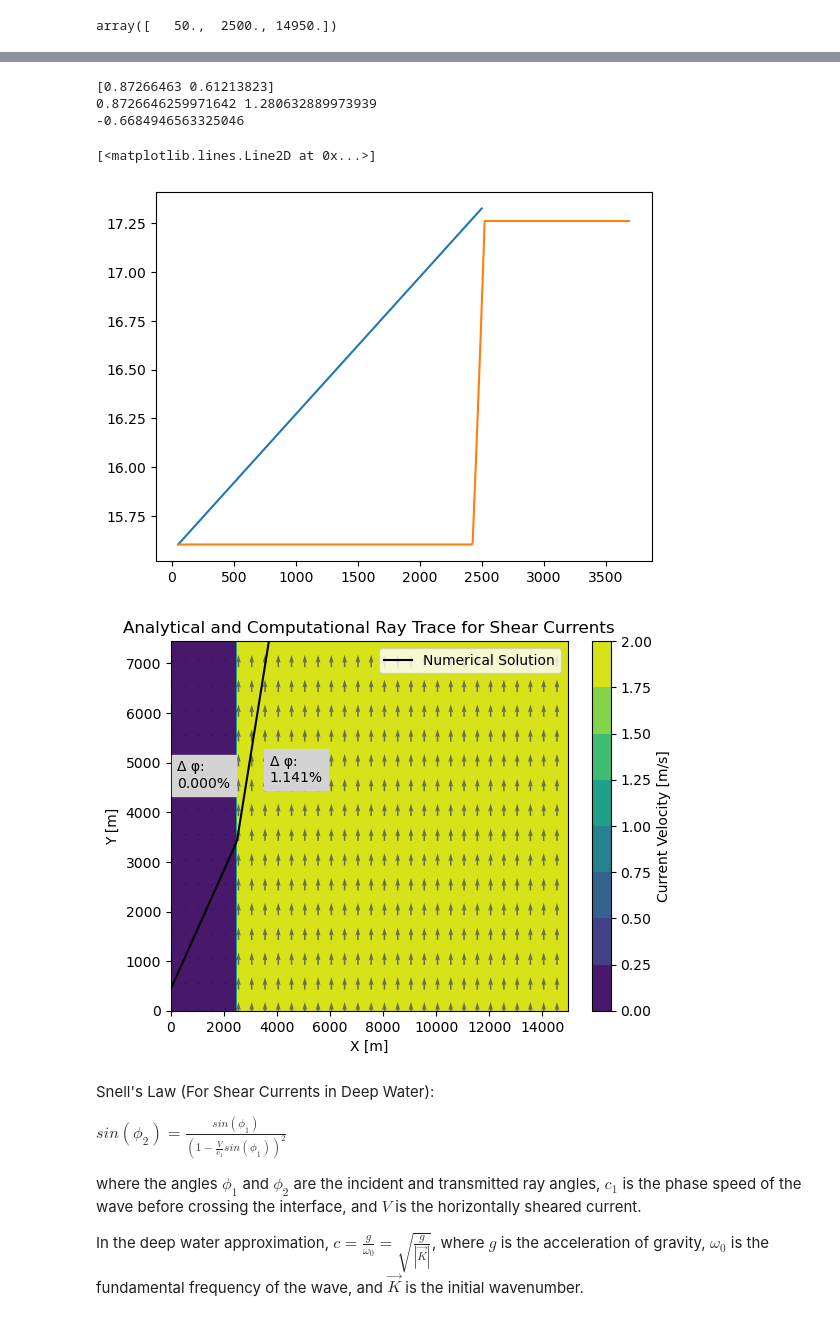
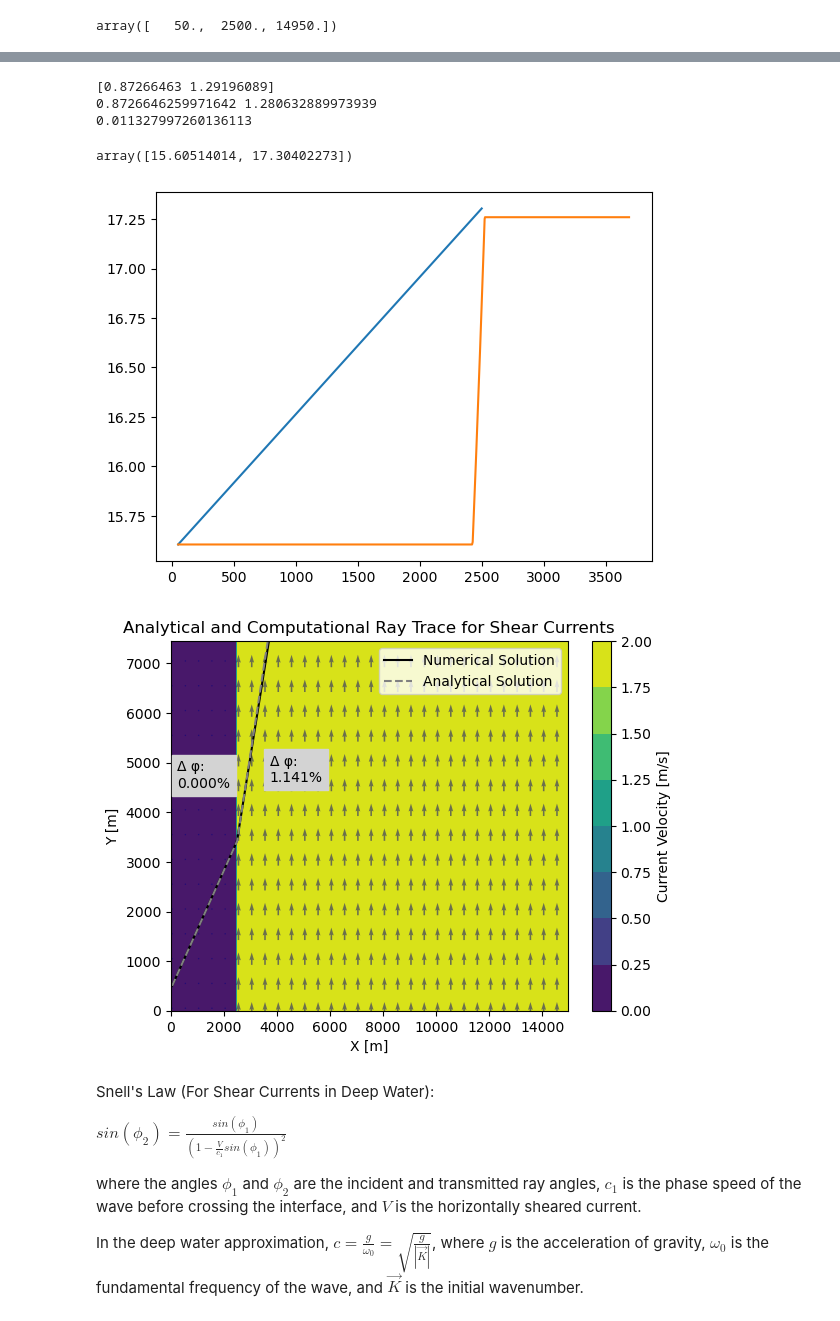
Before and after one commit to mines-oceanography/mantaray, a Jupyter notebook: notebooks/theoretical_comparison/snells_law_verification.ipynb, the cells around one changed output, grey strips where cells are left out. Saved outputs shown, nothing was run; the diff lists cells and outputs as text; code cells hidden in the pictures.

```diff
--- a/notebooks/theoretical_comparison/snells_law_verification.ipynb
+++ b/notebooks/theoretical_comparison/snells_law_verification.ipynb
@@ -79,13 +79,14 @@ def analytical_ray_trace(xs, y0, phi0, k0, approx_type='deep', mode='shallow_bat
         ks[i+1] = ky0 / np.sin(phis[i+1])
 
         if approx_type == 'deep':
-            cs[i+1] = c_func(depths[i], ks[i])
+            cs[i+1] = c_func(depths[i+1], ks[i+1])
 
         # Compute new y value for ray
         ys[i+1] = ys[i] + (np.tan(phis[i]) + v_currents[i] / (cs[i]/2 * np.cos(phis[i]))) * (xs[i+1] - xs[i])
 
     # Compute final y value
-    ys[-1] = ys[-2] + (np.tan(phis[-1]) + v_currents[-1] / (cs[-1]/2 * np.cos(phis[-1]))) * (xs[i+1] - xs[i])
+    ys[-1] = ys[-2] + (np.tan(phis[-1]) + v_currents[-1] / (cs[-1]/2 * np.cos(phis[-1]))) * (xs[-1] - xs[-2])
+    print(v_currents[-1], cs[-1])
 
     return phis, ys, ks
 # %% [markdown]
@@ -359,40 +366,41 @@ print(trace_travel_angle[10], trace_travel_angle[-10])
 travel_angle_diff = analytical_travel_angle[-1] - trace_travel_angle[-10]
 print(travel_angle_diff)
 # %% [output]
-[0.87266463 0.61213823]
+[0.87266463 1.29196089]
 0.8726646259971642 1.280632889973939
--0.6684946563325046
+0.011327997260136113
 # %%
 cs_analytical = c_deep(np.zeros_like(ks_analytical), ks_analytical)
 cs_trace = c_deep(np.zeros_like(ray_evolution.y), ray_evolution.k)
-cs_analytical[-1] = cs_analytical[-1]+0.02
+cs_analytical[-1] = cs_analytical[-1]
 plt.plot(xs_analytical[:-1], cs_analytical)
 plt.plot(ray_evolution.x, cs_trace)
+cs_analytical
 # %% [output]
-[<matplotlib.lines.Line2D at 0x...>]
+array([15.60514014, 17.30402273])
-[figure, old version]
+[figure, new version]
 # %%
 # Plot the Ray Comparisons
 fig, ax = plt.subplots()
 contours = ax.contourf(shear_current.x, shear_current.y, shear_current.v, cmap='viridis')
 quiver_shear_currents = shear_current.sel(x=slice(10, None, 10), y=slice(10, None, 10))
 ax.quiver(quiver_shear_currents.x, quiver_shear_currents.y, quiver_shear_currents.u, quiver_shear_currents.v, color='navy',
           pivot='middle', width=0.004, alpha=0.5)
 ax.autoscale(False)
 ax.plot(ray_evolution.x, ray_evolution.y, marker='', linestyle='solid', color='black', label='Numerical Solution')
-#ax.plot(xs_analytical, ys_analytical, marker='', linestyle='dashed', color='grey', label='Analytical Solution')
+ax.plot(xs_analytical, ys_analytical, marker='', linestyle='dashed', color='grey', label='Analytical Solution')
 for i, pcent_diff in enumerate(phi_diffs_percent):
     if i == 0:
         ax.text(x=mid_zone_xs[i] - 1000, y=ys_analytical[i]+4000, s='Δ φ: \n' + "{0:1.3f}".format(pcent_diff) + '%', backgroundcolor='lightgrey')
         continue
     ax.text(x=mid_zone_xs[i]-5000, y=ys_analytical[i]+1200, s='Δ φ: \n' + "{0:1.3f}".format(pcent_diff) + '%', backgroundcolor='lightgrey')
 ax.legend()
 ax.set_title(label='Analytical and Computational Ray Trace for Shear Currents')
 ax.set_xlabel(xlabel='X [m]')
 ax.set_ylabel(ylabel='Y [m]')
 cax = fig.colorbar(contours, label='Current Velocity [m/s]')
 # %% [output]
-[figure, old version]
+[figure, new version]
 # %% [markdown]
 Snell's Law (For Shear Currents in Deep Water):
 
```
Also changed, not shown: parts of 3 cells of this notebook.
